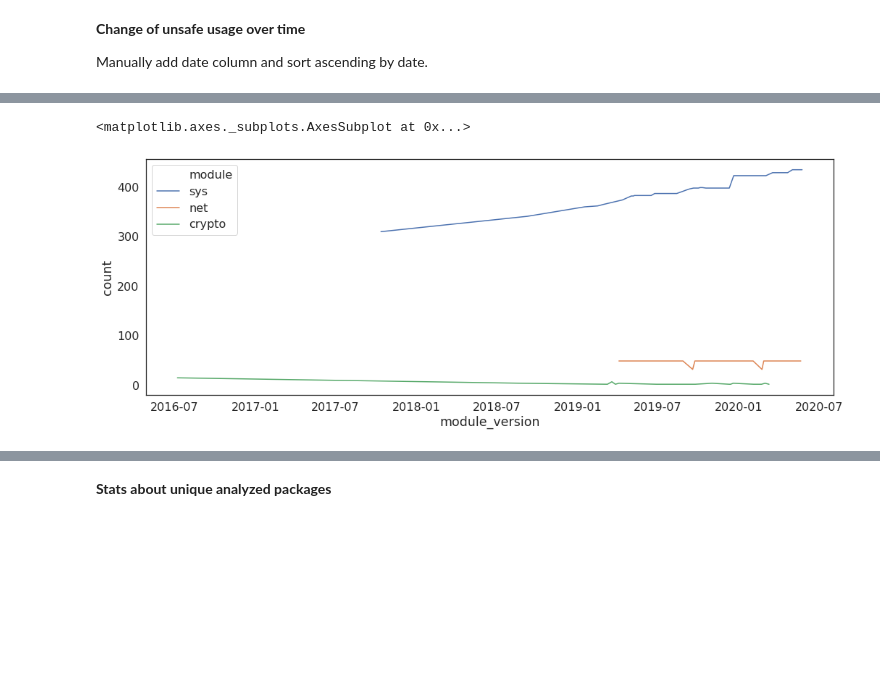
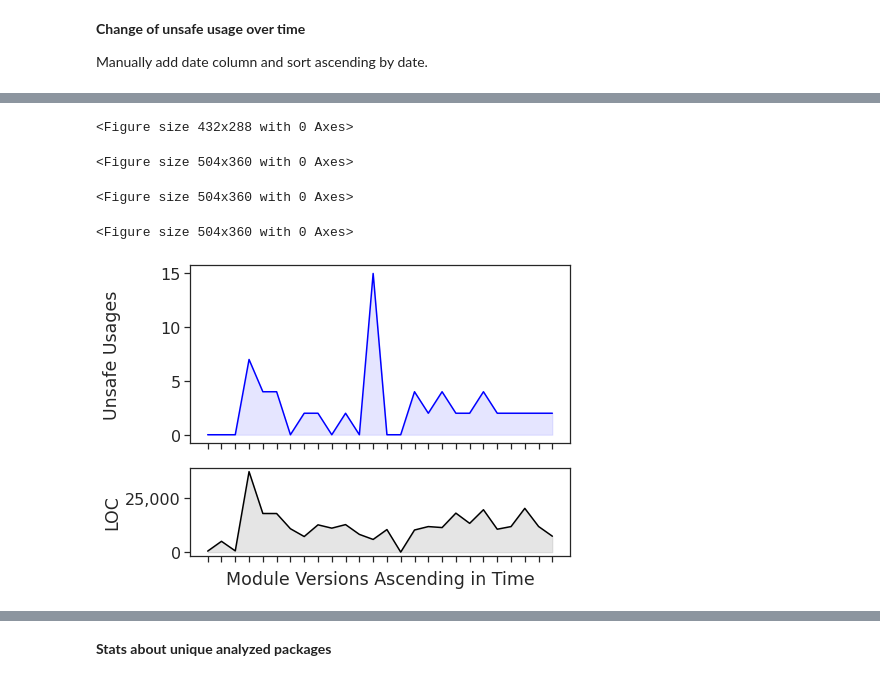
Before and after one commit to jlauinger/master-of-science, a Jupyter notebook: code/data-survey/analysis/figures-thesis.ipynb, the cells around one changed output, grey strips where cells are left out. Saved outputs shown, nothing was run; the diff lists cells and outputs as text; code cells hidden in the pictures; blank space fills up the shorter version.

```diff
--- a/code/data-survey/analysis/figures-thesis.ipynb
+++ b/code/data-survey/analysis/figures-thesis.ipynb
@@ -353,8 +239,65 @@ crypto_df['module'] = 'crypto'
-# %%
-data = pd.concat([sys_df, net_df, crypto_df])
-
-fig, ax = plt.subplots(figsize = (17,6))
-sns.lineplot(data=data, x='module_version', y='count', hue='module', ax=ax)
-# %% [output]
-<matplotlib.axes._subplots.AxesSubplot at 0x...>
-[figure, removed]
+# %%
+def plot_module_unsafe_change(module_path, color):
+    plt.clf()
+    module_path_short = module_path.split('/')[-1]
+
+    unsafe_df = packages_df\
+        [packages_df['module_path']==module_path]\
+        .groupby(['module_version', 'project_name'])['package_geiger_unsafe_pointer_sum'].sum()\
+        .groupby('module_version').max()\
+        .sort_index()
+    loc_df = packages_df\
+        [packages_df['module_path']==module_path]\
+        .groupby(['module_version', 'project_name'])['loc'].sum()\
+        .groupby('module_version').max()\
+        .sort_index()
+
+    #print(df.index.values)
+
+    sns.set(style='white', font_scale=1.45)
+    sns.set_style("ticks", {"xtick.major.size": 8, "ytick.major.size": 8})
+
+    fig, axs = plt.subplots(nrows=2, sharex=True, figsize = (7,5), gridspec_kw={'height_ratios': [2, 1]})
+    sns.lineplot(data=unsafe_df, ax=axs[0], color='blue')
+    sns.lineplot(data=loc_df, ax=axs[1], color='black')
+
+    # shading
+    l1 = axs[0].lines[0]
+    l2 = axs[1].lines[0]
+    x1 = l1.get_xydata()[:,0]
+    y1 = l1.get_xydata()[:,1]
+    x2 = l2.get_xydata()[:,0]
+    y2 = l2.get_xydata()[:,1]
+    axs[0].fill_between(x1, y1, color='blue', alpha=0.10)
+    axs[1].fill_between(x2, y2, color='black', alpha=0.10)
+
+    # formatting
+    axs[0].get_yaxis().set_major_formatter(matplotlib.ticker.FuncFormatter(lambda x, p: format(int(x), ',')))
+    axs[1].get_yaxis().set_major_formatter(matplotlib.ticker.FuncFormatter(lambda x, p: format(int(x), ',')))
+
+    # labeling
+    axs[0].xaxis.set_major_formatter(ticker.NullFormatter())
+    plt.xlabel('Module Versions Ascending in Time')
+    plt.setp(axs[0], ylabel='Unsafe Usages')
+    plt.setp(axs[1], ylabel='LOC')
+    fig.align_ylabels(axs[:])
+
+    plt.tight_layout()
+    #plt.show()
+    plt.savefig("/root/data/figures/thesis/chapter4/unsafe-over-time-{}.pdf".format(module_path_short))
+
+
+modules = [('golang.org/x/sys', 'black'),
+           ('github.com/golang/protobuf', 'black'),
+           ('k8s.io/apimachinery', 'black'),
+           ('github.com/docker/docker', 'black'),
+          ]
+
+for module, color in modules:
+    plot_module_unsafe_change(module, color)
+# %% [output]
+<Figure size 432x288 with 0 Axes>
+<Figure size 504x360 with 0 Axes>
+<Figure size 504x360 with 0 Axes>
+<Figure size 504x360 with 0 Axes>
+[figure, added]
```
Also changed, not shown: parts of 13 cells of this notebook, 6 other files.
